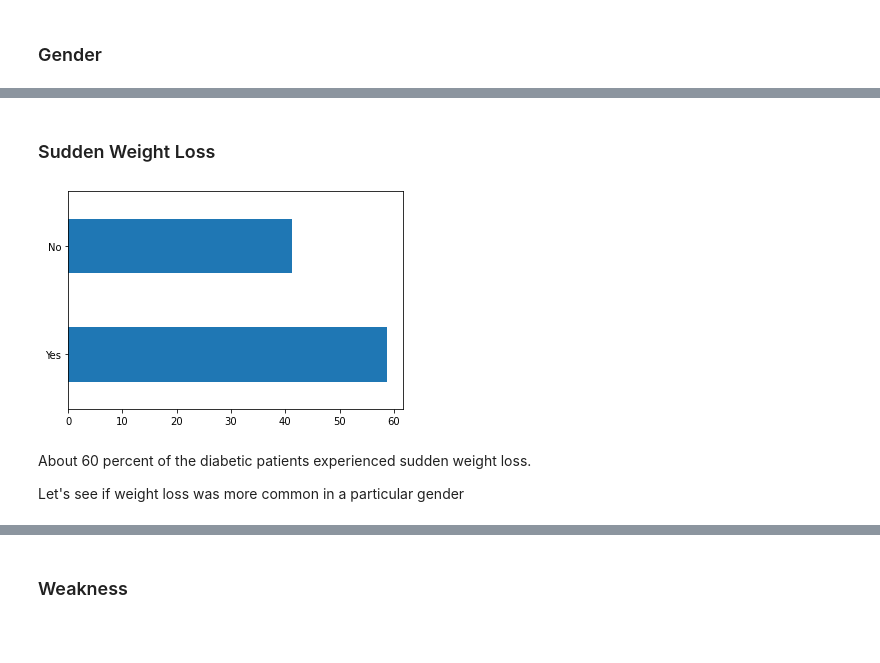
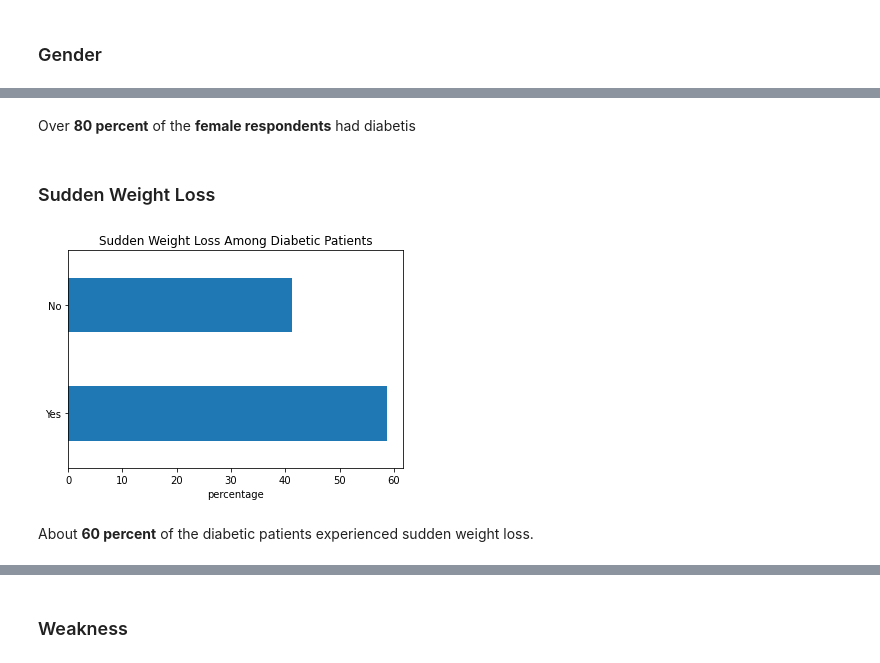
Before and after one commit to hassan-ademola/diabetes_prevention, a Jupyter notebook: diabetes_prevention.ipynb, the cells around one changed output, grey strips where cells are left out. Cells and saved outputs as stored; diff of their text form; code cells hidden in the pictures; blank space fills up the shorter version.

```diff
--- a/diabetes_prevention.ipynb
+++ b/diabetes_prevention.ipynb
@@ -27,7 +27,7 @@ df.head()
 **Age** is the only numerical variable in the dataset
 # %%
 # rename columns for consistency
-df.columns = df.columns.str.lower()
+df.columns = df.columns.str.lower().str.replace(' ','_')
 # %%
 # get a summary of the data
 df.info()
@@ -122,11 +135,13 @@ Over 50 percent of the diabetic patients are female
+# %% [markdown]
+Over **80 percent** of the **female respondents** had diabetis
 # %% [markdown]
 ### Sudden Weight Loss
 # %%
-weight_loss = positive['sudden weight loss'].value_counts(normalize=True)*100
-weight_loss.plot.barh();
+weight_loss = positive['sudden_weight_loss'].value_counts(normalize=True)*100
+weight_loss.plot.barh()
+plt.title('Sudden Weight Loss Among Diabetic Patients')
+plt.xlabel('percentage');
 # %% [output]
-[figure, old version]
+[figure, new version]
 # %% [markdown]
-About 60 percent of the diabetic patients experienced sudden weight loss.
-
-Let's see if weight loss was more common in a particular gender
+About **60 percent** of the diabetic patients experienced sudden weight loss.
```
Also changed, not shown: parts of 61 cells of this notebook.
